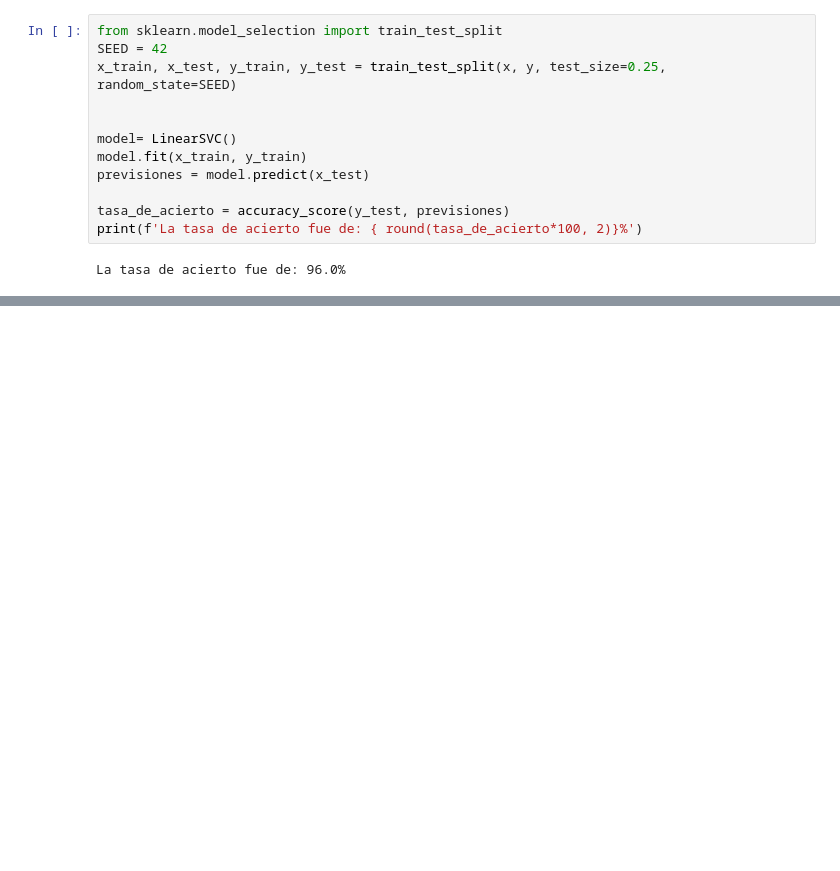
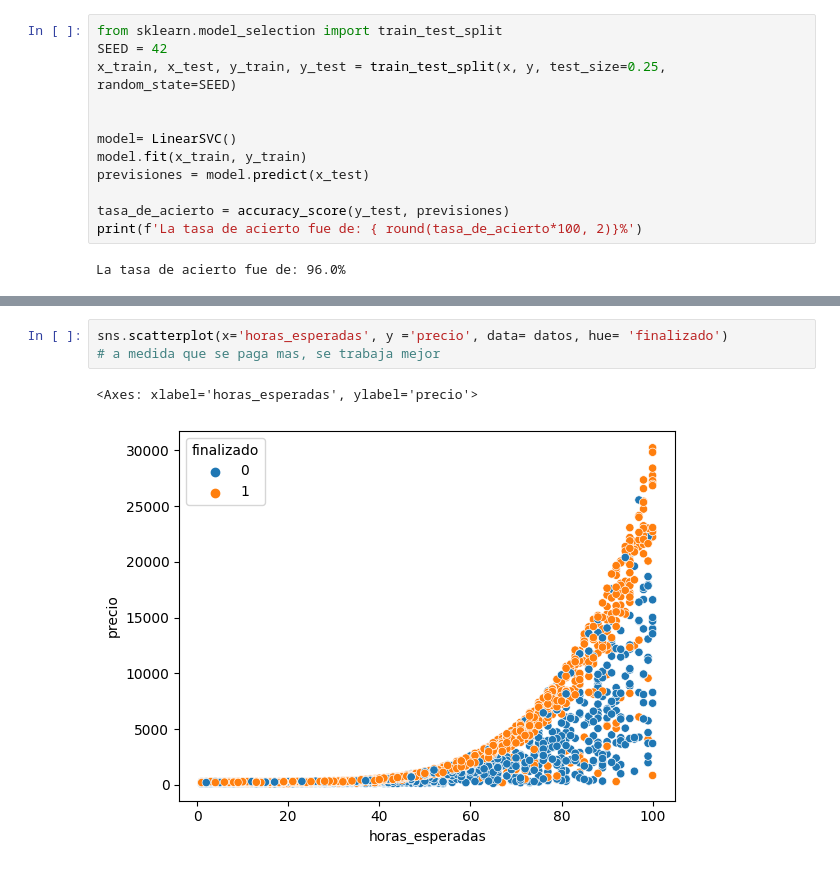
Before and after one commit to natalyq1/Machine_learning1, a Jupyter notebook: Clasificacion_SKLearn.ipynb, the cells around one changed output, grey strips where cells are left out. Saved outputs shown, nothing was run; the diff lists cells and outputs as text; blank space fills up the shorter version.

```diff
--- a/Clasificacion_SKLearn.ipynb
+++ b/Clasificacion_SKLearn.ipynb
@@ -179,0 +281,6 @@ La tasa de acierto fue de: 96.0%
+# %%
+sns.scatterplot(x='horas_esperadas', y ='precio', data= datos, hue= 'finalizado')
+# a medida que se paga mas, se trabaja mejor
+# %% [output]
+<Axes: xlabel='horas_esperadas', ylabel='precio'>
+[figure, added]
```
Also changed, not shown: parts of 31 cells of this notebook.
